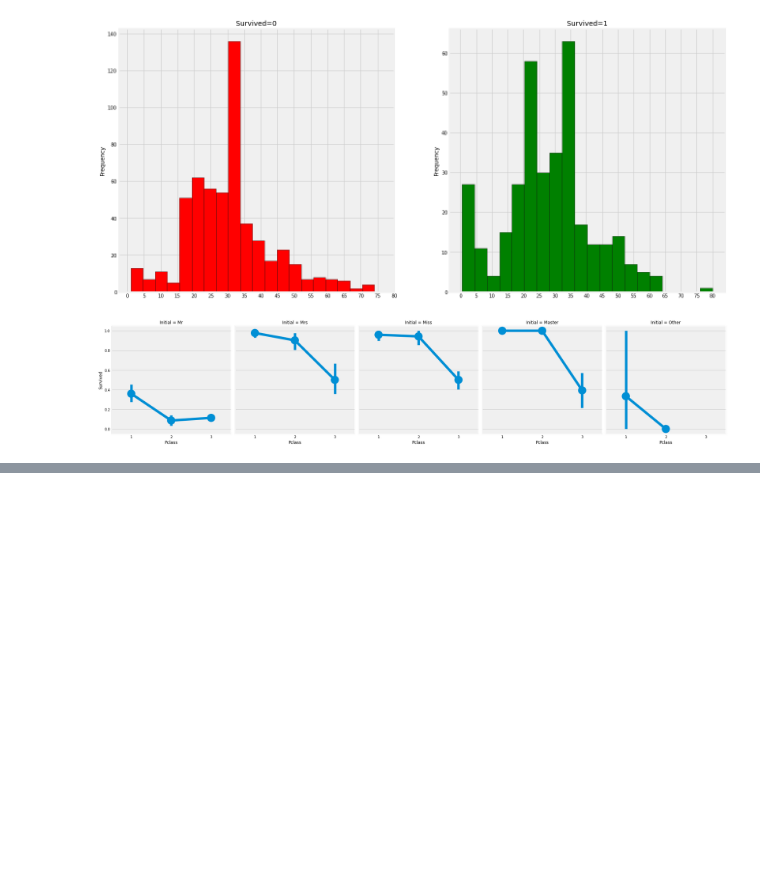
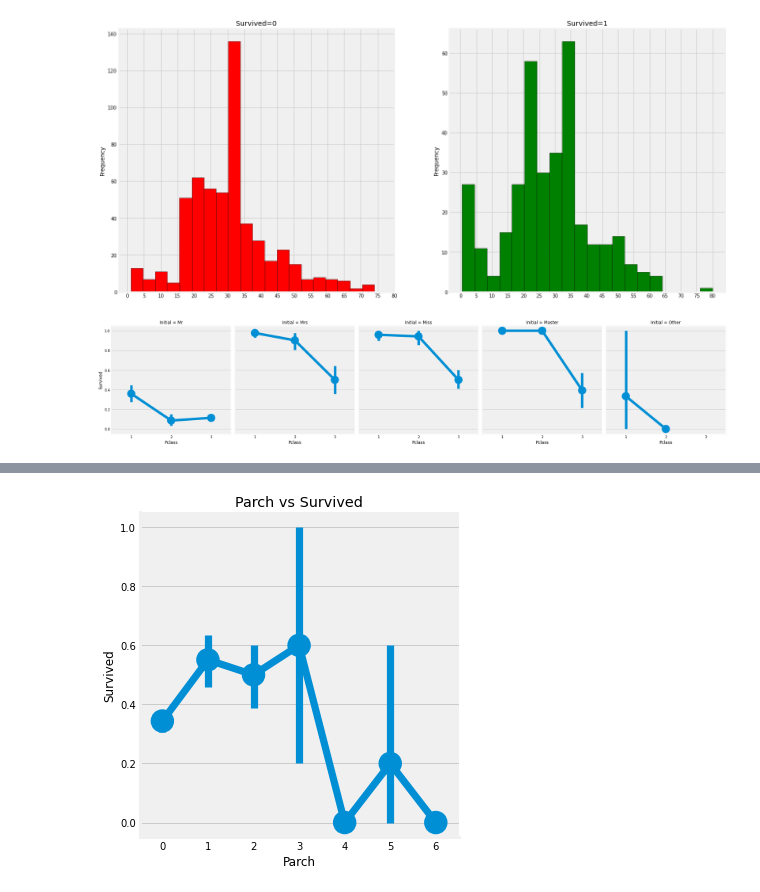
Before and after one commit to rushikeshnaik779/EDA, a Jupyter notebook: TitanicMurder.ipynb, the cells around one changed output, grey strips where cells are left out. Cells and saved outputs as stored; diff of their text form; code cells hidden in the pictures; blank space fills up the shorter version.

```diff
--- a/TitanicMurder.ipynb
+++ b/TitanicMurder.ipynb
@@ -245,0 +289,6 @@ plt.show()
+# %%
+sns.factorplot('Parch', 'Survived', data=data)
+plt.title('Parch vs Survived')
+plt.show()
+# %% [output]
+[figure, added]
```
Also changed, not shown: parts of 8 cells of this notebook.
